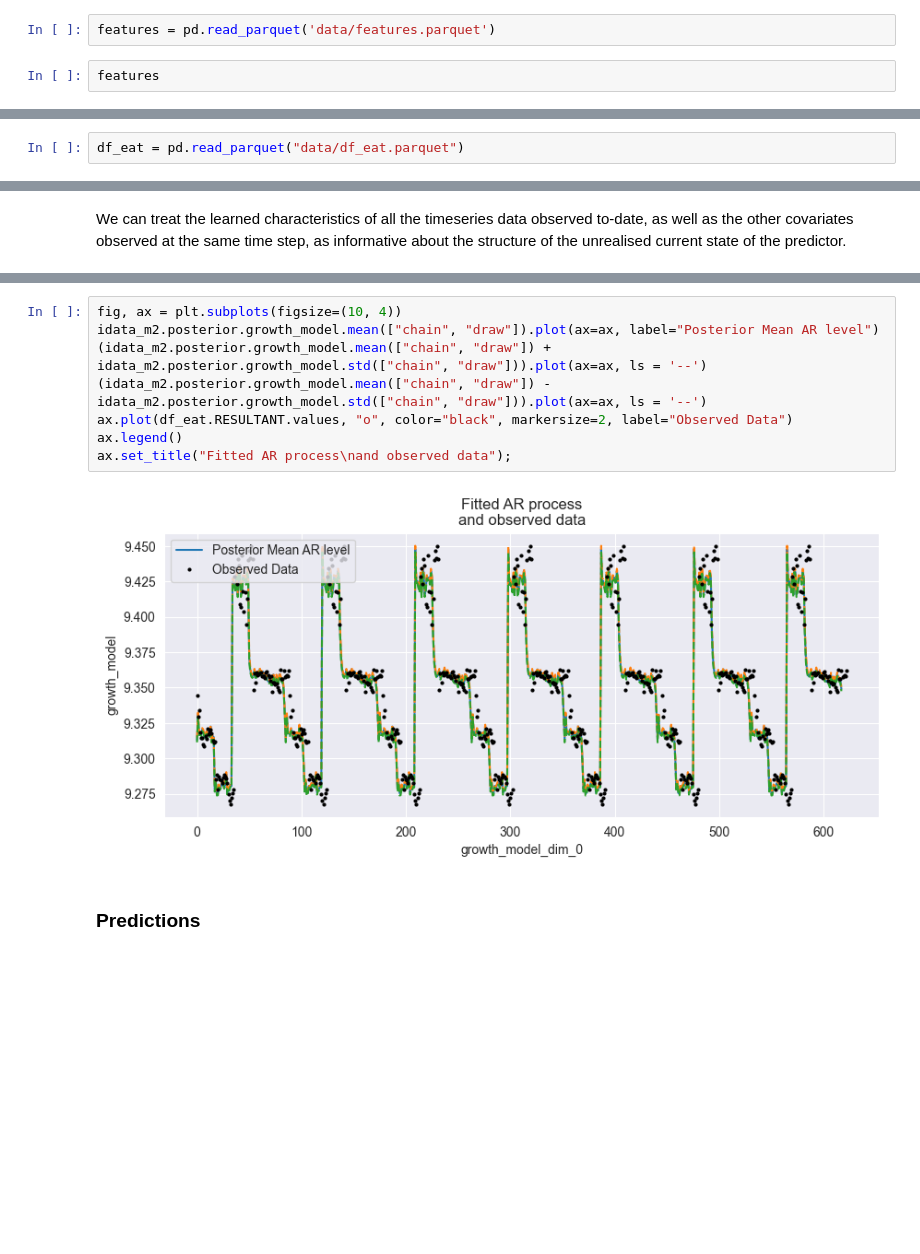
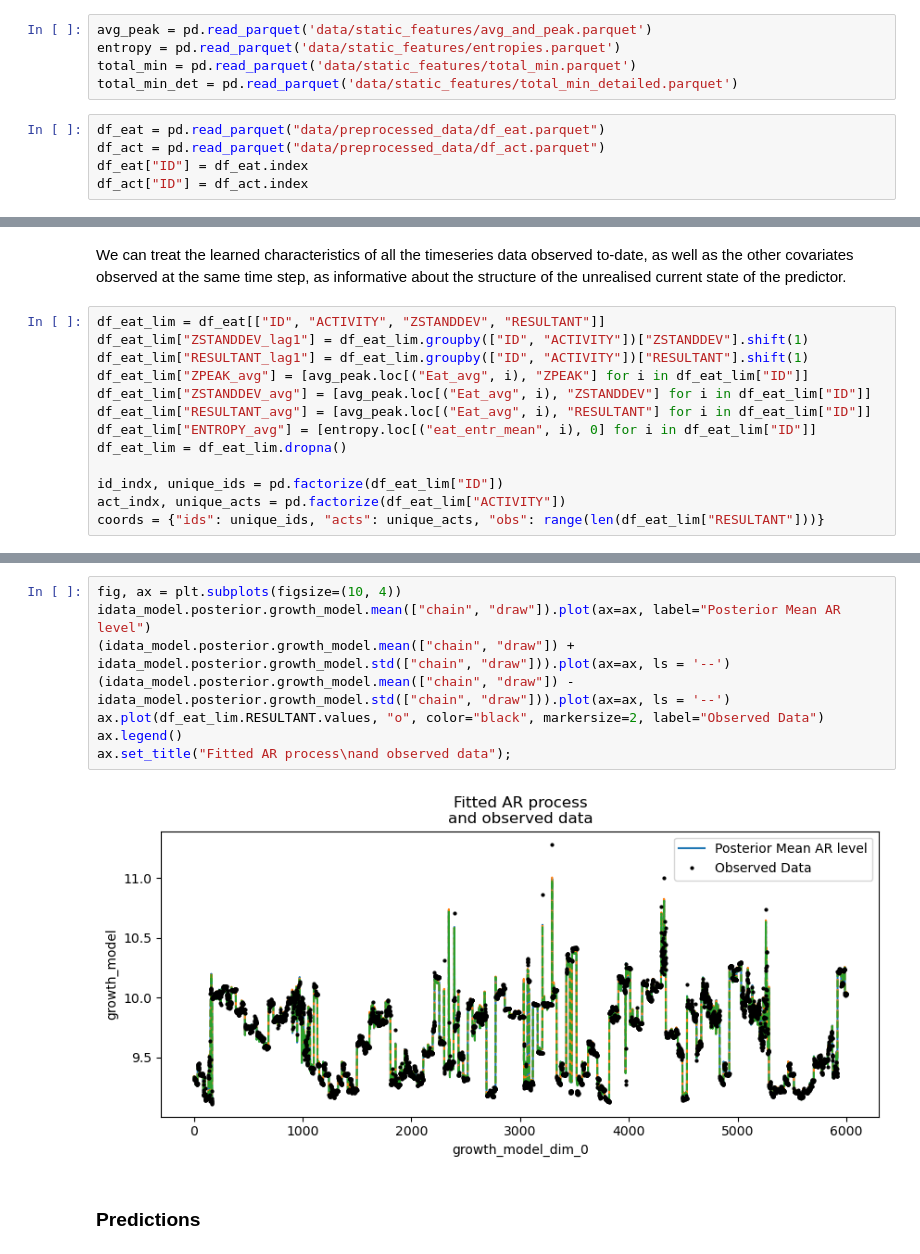
Before and after one commit to andleb/STATS608Final, a Jupyter notebook: ar_change_model.ipynb, the cells around one changed output, grey strips where cells are left out. Saved outputs shown, nothing was run; the diff lists cells and outputs as text; blank space fills up the shorter version.

Commit message:
AR model with overall covariates

```diff
--- a/ar_change_model.ipynb
+++ b/ar_change_model.ipynb
@@ -61,4 +59,10 @@ user_id = 1610
 # %%
-features = pd.read_parquet('data/features.parquet')
+avg_peak = pd.read_parquet('data/static_features/avg_and_peak.parquet')
+entropy = pd.read_parquet('data/static_features/entropies.parquet')
+total_min = pd.read_parquet('data/static_features/total_min.parquet')
+total_min_det = pd.read_parquet('data/static_features/total_min_detailed.parquet')
 # %%
-features
+df_eat = pd.read_parquet("data/preprocessed_data/df_eat.parquet")
+df_act = pd.read_parquet("data/preprocessed_data/df_act.parquet")
+df_eat["ID"] = df_eat.index
+df_act["ID"] = df_act.index
@@ -72,4 +89,2 @@ features
 # %% [markdown]
 ### The target
-# %%
-df_eat = pd.read_parquet("data/df_eat.parquet")
@@ -103,3 +116,16 @@ array(['H', 'I', 'J', 'K', 'L'], dtype=object)
 ## Multivariate A-R Model
 # %% [markdown]
 We can treat the learned characteristics of all the timeseries data observed to-date, as well as the other covariates observed at the same time step, as informative about the structure of the unrealised current state of the predictor.
+# %%
+df_eat_lim = df_eat[["ID", "ACTIVITY", "ZSTANDDEV", "RESULTANT"]]
+df_eat_lim["ZSTANDDEV_lag1"] = df_eat_lim.groupby(["ID", "ACTIVITY"])["ZSTANDDEV"].shift(1)
+df_eat_lim["RESULTANT_lag1"] = df_eat_lim.groupby(["ID", "ACTIVITY"])["RESULTANT"].shift(1)
+df_eat_lim["ZPEAK_avg"] = [avg_peak.loc[("Eat_avg", i), "ZPEAK"] for i in df_eat_lim["ID"]]
+df_eat_lim["ZSTANDDEV_avg"] = [avg_peak.loc[("Eat_avg", i), "ZSTANDDEV"] for i in df_eat_lim["ID"]]
+df_eat_lim["RESULTANT_avg"] = [avg_peak.loc[("Eat_avg", i), "RESULTANT"] for i in df_eat_lim["ID"]]
+df_eat_lim["ENTROPY_avg"] = [entropy.loc[("eat_entr_mean", i), 0] for i in df_eat_lim["ID"]]
+df_eat_lim = df_eat_lim.dropna()
+
+id_indx, unique_ids = pd.factorize(df_eat_lim["ID"])
+act_indx, unique_acts = pd.factorize(df_eat_lim["ACTIVITY"])
+coords = {"ids": unique_ids, "acts": unique_acts, "obs": range(len(df_eat_lim["RESULTANT"]))}
@@ -222,13 +284,13 @@ az.summary(idata_m2)
 # %%
 fig, ax = plt.subplots(figsize=(10, 4))
-idata_m2.posterior.growth_model.mean(["chain", "draw"]).plot(ax=ax, label="Posterior Mean AR level")
-(idata_m2.posterior.growth_model.mean(["chain", "draw"]) + idata_m2.posterior.growth_model.std(["chain", "draw"])).plot(ax=ax, ls = '--')
-(idata_m2.posterior.growth_model.mean(["chain", "draw"]) - idata_m2.posterior.growth_model.std(["chain", "draw"])).plot(ax=ax, ls = '--')
-ax.plot(df_eat.RESULTANT.values, "o", color="black", markersize=2, label="Observed Data")
+idata_model.posterior.growth_model.mean(["chain", "draw"]).plot(ax=ax, label="Posterior Mean AR level")
+(idata_model.posterior.growth_model.mean(["chain", "draw"]) + idata_model.posterior.growth_model.std(["chain", "draw"])).plot(ax=ax, ls = '--')
+(idata_model.posterior.growth_model.mean(["chain", "draw"]) - idata_model.posterior.growth_model.std(["chain", "draw"])).plot(ax=ax, ls = '--')
+ax.plot(df_eat_lim.RESULTANT.values, "o", color="black", markersize=2, label="Observed Data")
 ax.legend()
 ax.set_title("Fitted AR process\nand observed data");
 # %% [output]
-[figure, old version]
+[figure, new version]
 # %% [markdown]
 ### Predictions
 # %% [markdown]
```
Also changed, not shown: parts of 16 cells of this notebook.
